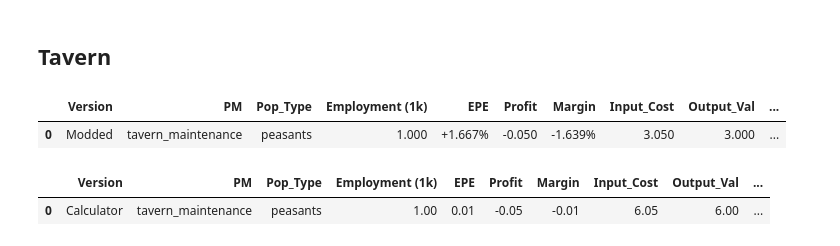
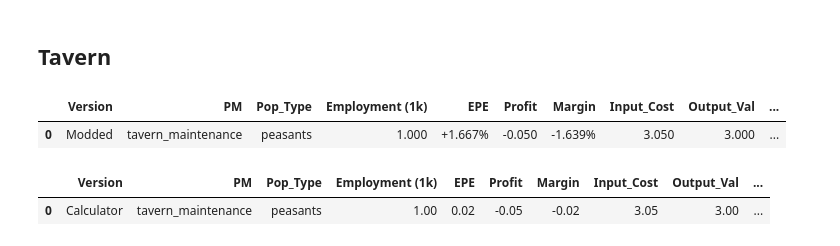
Before and after one commit to JanB1989/ProsperOrPerish, a Jupyter notebook: ProsperPerishCalcs/analysis/building_levels/notebooks/production_method_comparison.ipynb, the cells around one changed output. Saved outputs shown, nothing was run; the diff lists cells and outputs as text; code cells hidden in the pictures.

```diff
--- a/ProsperPerishCalcs/analysis/building_levels/notebooks/production_method_comparison.ipynb
+++ b/ProsperPerishCalcs/analysis/building_levels/notebooks/production_method_comparison.ipynb
@@ -286,8 +448,8 @@ for df in tavern_analysis: display(df)
 | 0 | Modded | tavern_maintenance | peasants | 1.000 | +1.667% | -0.050 | -1.639% | 3.050 | 3.000 | ... |
 # %%
 # Tavern calculator: set parameters and run to get the same-style DF
-victuals = 2.0
-food_produced = 120.0
+victuals = 1.0
+food_produced = 60.0
 employment = 1.0
 v_good = goods_data.get_good("victuals") if goods_data else None
 victuals_price = float(v_good.get("default_market_price", 3.0)) if v_good is not None else 3.0
@@ -303,33 +465,33 @@ worker_food_cost = employment * pop_food_consumption * food_price
 victuals_cost = victuals * victuals_price
 input_cost = victuals_cost + worker_food_cost
 output_value = food_produced * (1 + production_efficiency) * food_price
 profit = output_value - input_cost
 margin = (output_value / input_cost) - 1 if input_cost > 0 else 0.0
 epe = (input_cost / (food_produced * food_price)) - 1 if (food_produced * food_price) > 0 else 0.0
 
 out_col = f"Out_{food_good_name}"
 tavern_calc_df = pd.DataFrame([{
     "Version": "Calculator",
     "PM": "tavern_maintenance",
     "Pop_Type": "peasants",
     "Employment (1k)": employment,
     "EPE": epe,
     "Profit": profit,
     "Margin": margin,
     "Input_Cost": input_cost,
     "Output_Val": output_value,
     "Worker_Food_Cost": worker_food_cost,
     "output_price": food_price,
     "In_victuals": victuals,
     out_col: food_produced * (1 + production_efficiency)
 }])
 
 meta = ["Version", "PM", "Pop_Type", "Employment (1k)", "EPE"]
 econ = ["Profit", "Margin", "Input_Cost", "Output_Val", "Worker_Food_Cost", "output_price"]
 goods = ["In_victuals", out_col]
 display(tavern_calc_df[meta + econ + goods].fillna(0))
 # %% [output]
 |  | Version | PM | Pop_Type | Employment (1k) | EPE | Profit | Margin | Input_Cost | Output_Val | ... |
-| 0 | Calculator | tavern_maintenance | peasants | 1.00 | 0.01 | -0.05 | -0.01 | 6.05 | 6.00 | ... |
+| 0 | Calculator | tavern_maintenance | peasants | 1.00 | 0.02 | -0.05 | -0.02 | 3.05 | 3.00 | ... |
 # %%
 # I think the tavern should be +- 0 at food baseline price? This also means that all global food multipliers will benefit tavern and subsistence
```
Also changed, not shown: parts of 10 cells of this notebook, 20 other files.
